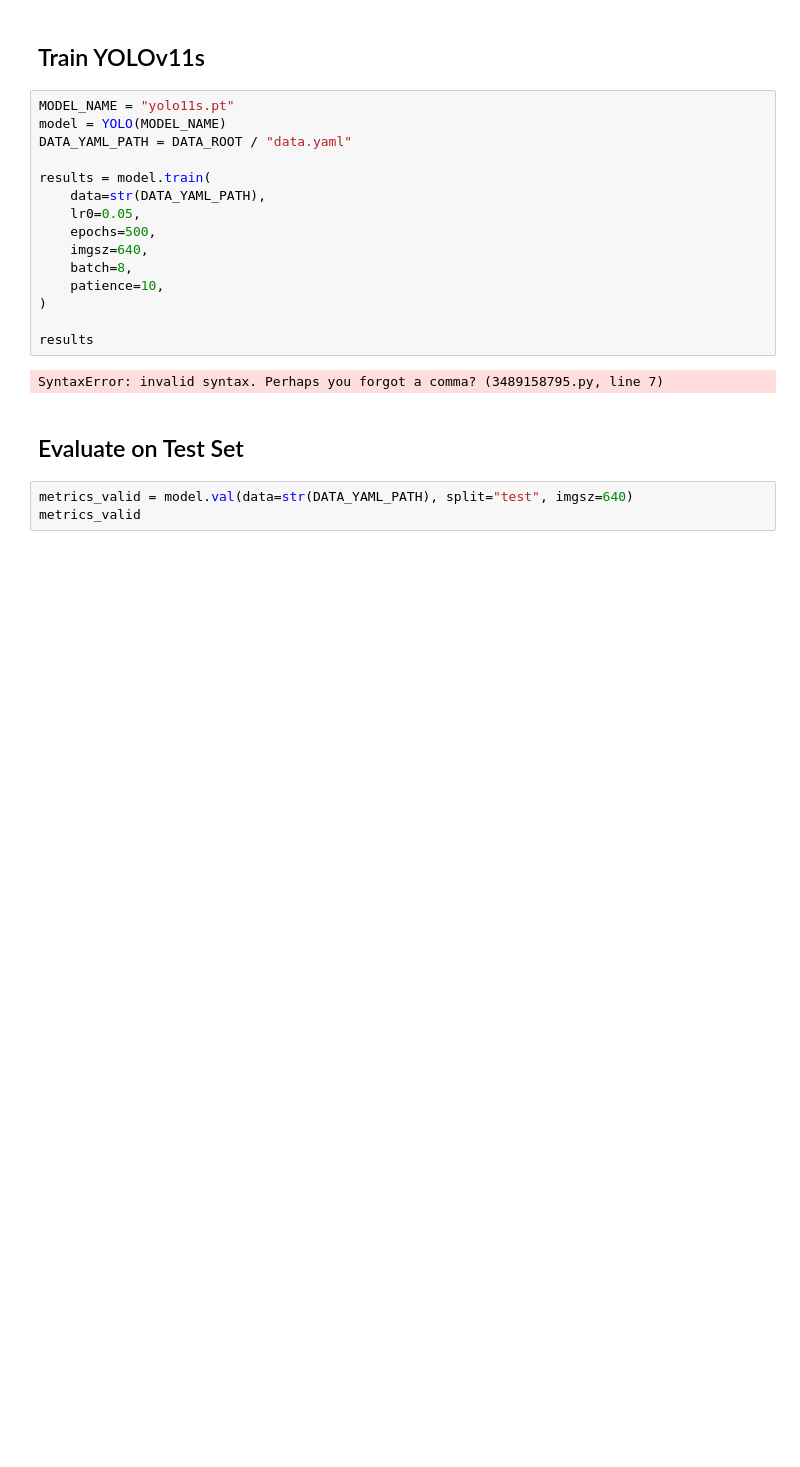
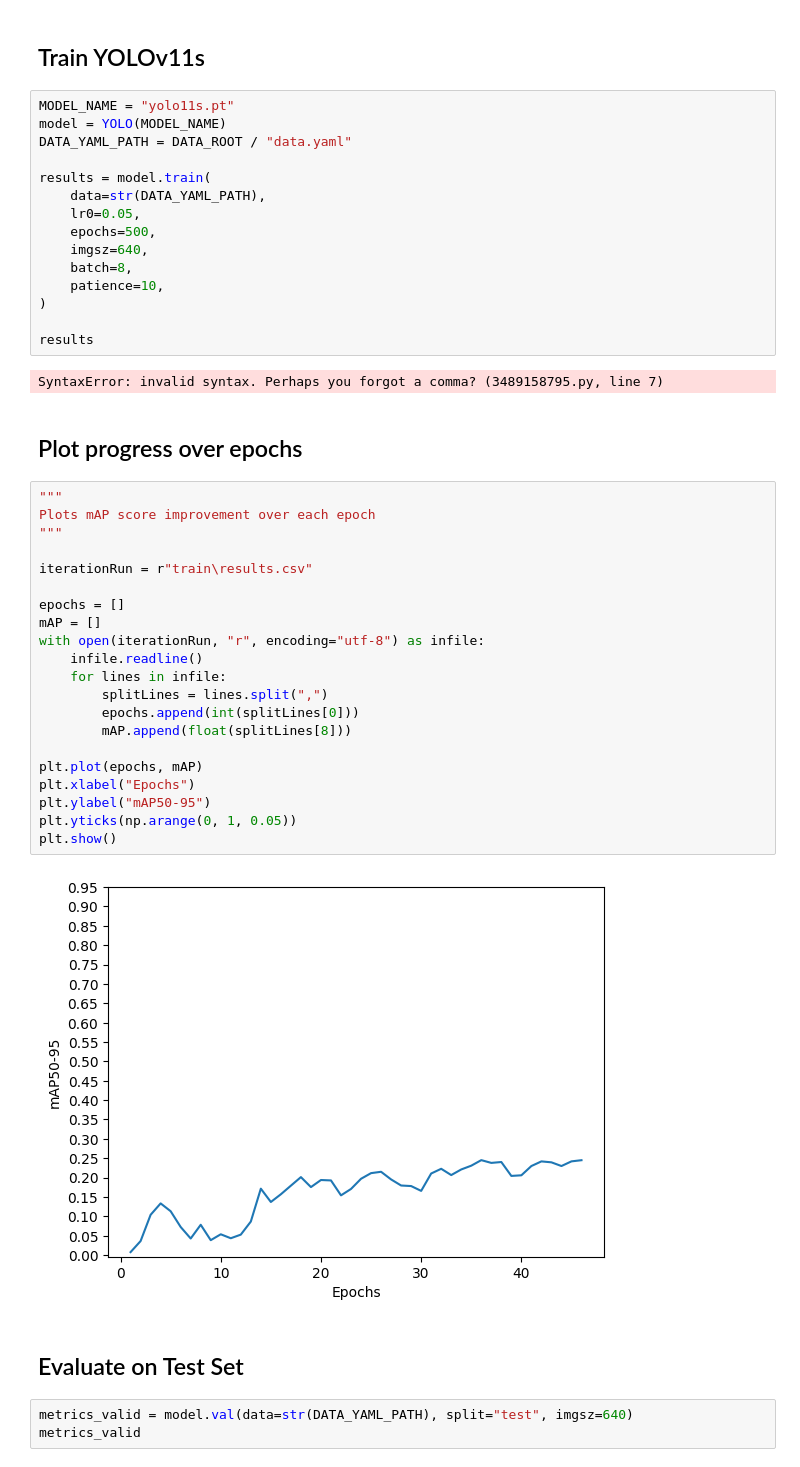
Before and after one commit to LudvikHA/INF250_NMBU, a Jupyter notebook: Assignment-3/yolo_train.ipynb, the cells around one changed output. Cells and saved outputs as stored; diff of their text form; blank space fills up the shorter version.

Commit message:
Feat: Added plotting to notebook

```diff
--- a/Assignment-3/yolo_train.ipynb
+++ b/Assignment-3/yolo_train.ipynb
@@ -48,6 +49,31 @@ results = model.train(
 results
 # %% [output]
 SyntaxError: invalid syntax. Perhaps you forgot a comma? (3489158795.py, line 7)
+# %% [markdown]
+## Plot progress over epochs
+# %%
+"""
+Plots mAP score improvement over each epoch
+"""
+
+iterationRun = r"train\results.csv"
+
+epochs = []
+mAP = []
+with open(iterationRun, "r", encoding="utf-8") as infile:
+    infile.readline()
+    for lines in infile:
+        splitLines = lines.split(",")
+        epochs.append(int(splitLines[0]))
+        mAP.append(float(splitLines[8]))
+
+plt.plot(epochs, mAP)
+plt.xlabel("Epochs")
+plt.ylabel("mAP50-95")
+plt.yticks(np.arange(0, 1, 0.05))
+plt.show()
+# %% [output]
+[figure, added]
 # %% [markdown]
 ## Evaluate on Test Set
 # %%
```
Also changed, not shown: parts of 2 cells of this notebook.
